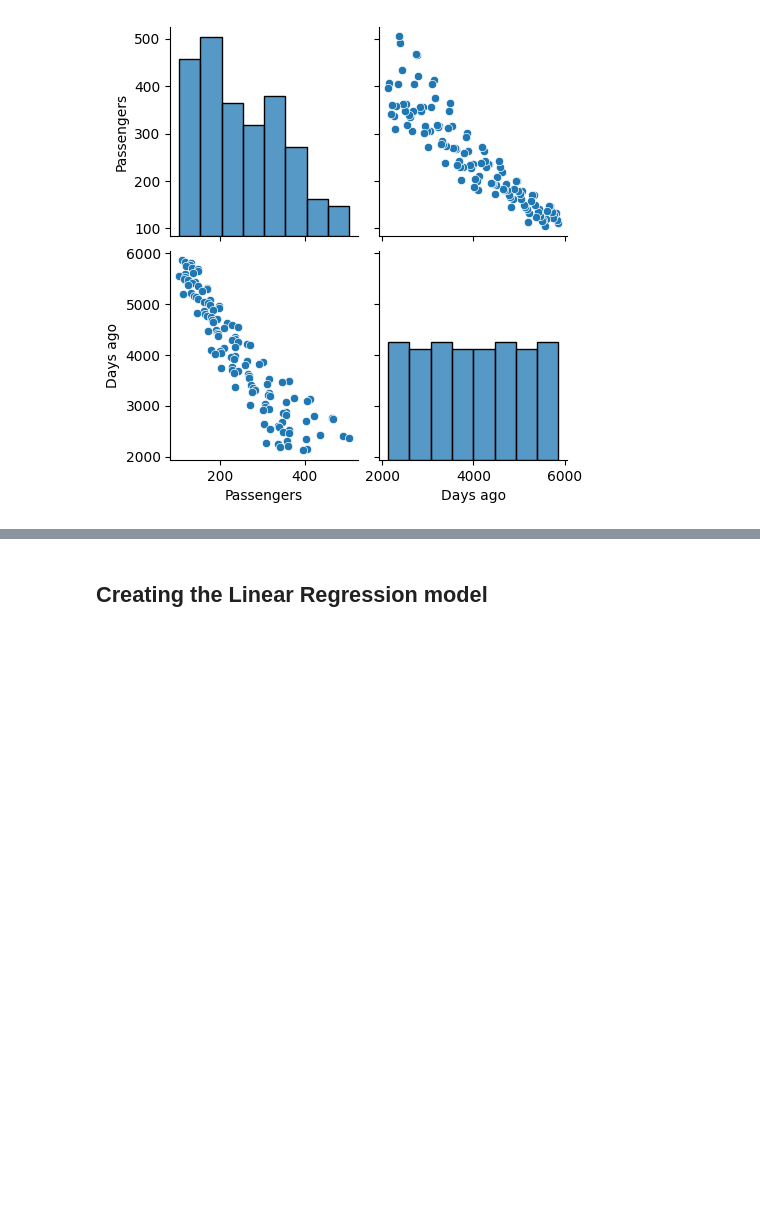
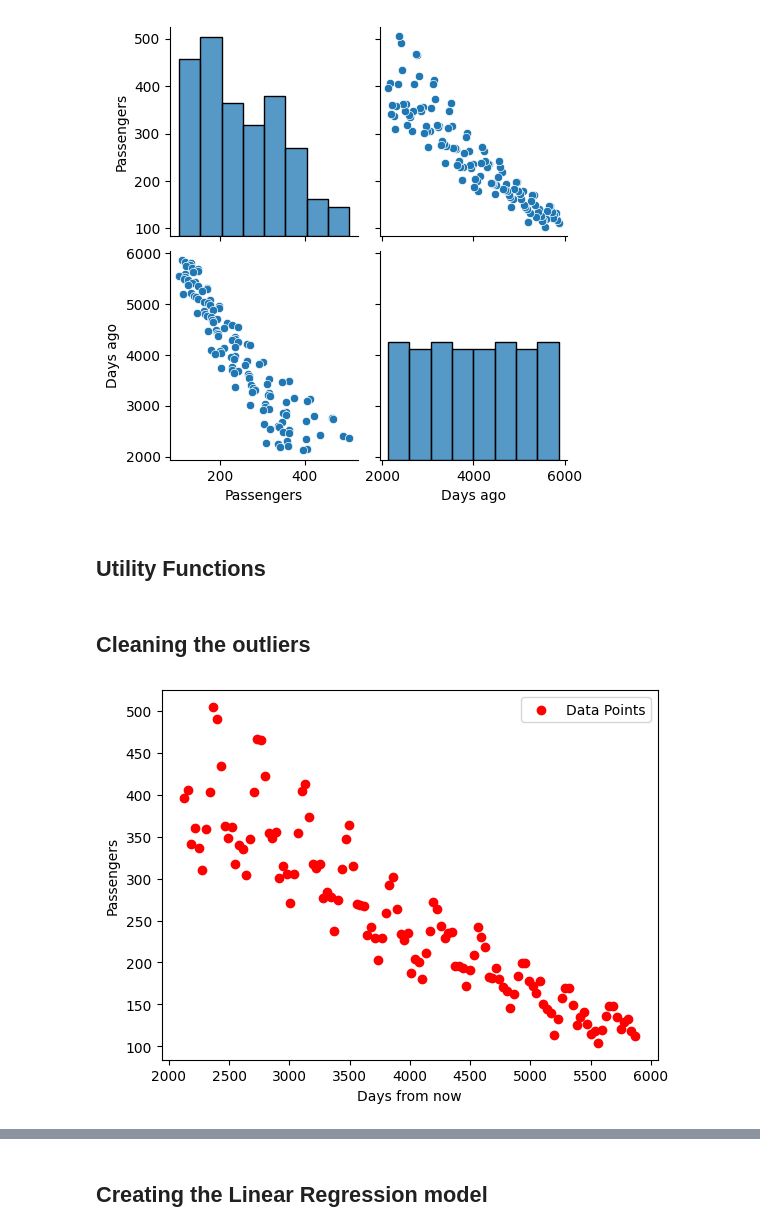
Before and after one commit to ahsanzizan/latihan-lks, a Jupyter notebook: soal-alterra-1/main.ipynb, the cells around one changed output, grey strips where cells are left out. Saved outputs shown, nothing was run; the diff lists cells and outputs as text; code cells hidden in the pictures; blank space fills up the shorter version.

```diff
--- a/soal-alterra-1/main.ipynb
+++ b/soal-alterra-1/main.ipynb
@@ -46,3 +47,12 @@ sns.pairplot(train)
 # %% [output]
 <seaborn.axisgrid.PairGrid at 0x...>
 [figure]
+# %% [markdown]
+## Utility Functions
+# %%
+def visualize_scatter_plot(X, y):
+    plt.scatter(X, y, color="red", label="Data Points")
+    plt.legend()
+    plt.xlabel("Days from now")
+    plt.ylabel("Passengers")
+    plt.show()
@@ -48,0 +73,8 @@ sns.pairplot(train)
+# %% [markdown]
+## Cleaning the outliers
+# %%
+train = train.drop(['Date'], axis=1)
+# %%
+visualize_scatter_plot(train['Days ago'], train['Passengers'])
+# %% [output]
+[figure, added]
```
Also changed, not shown: parts of 17 cells of this notebook, 1 other file.
